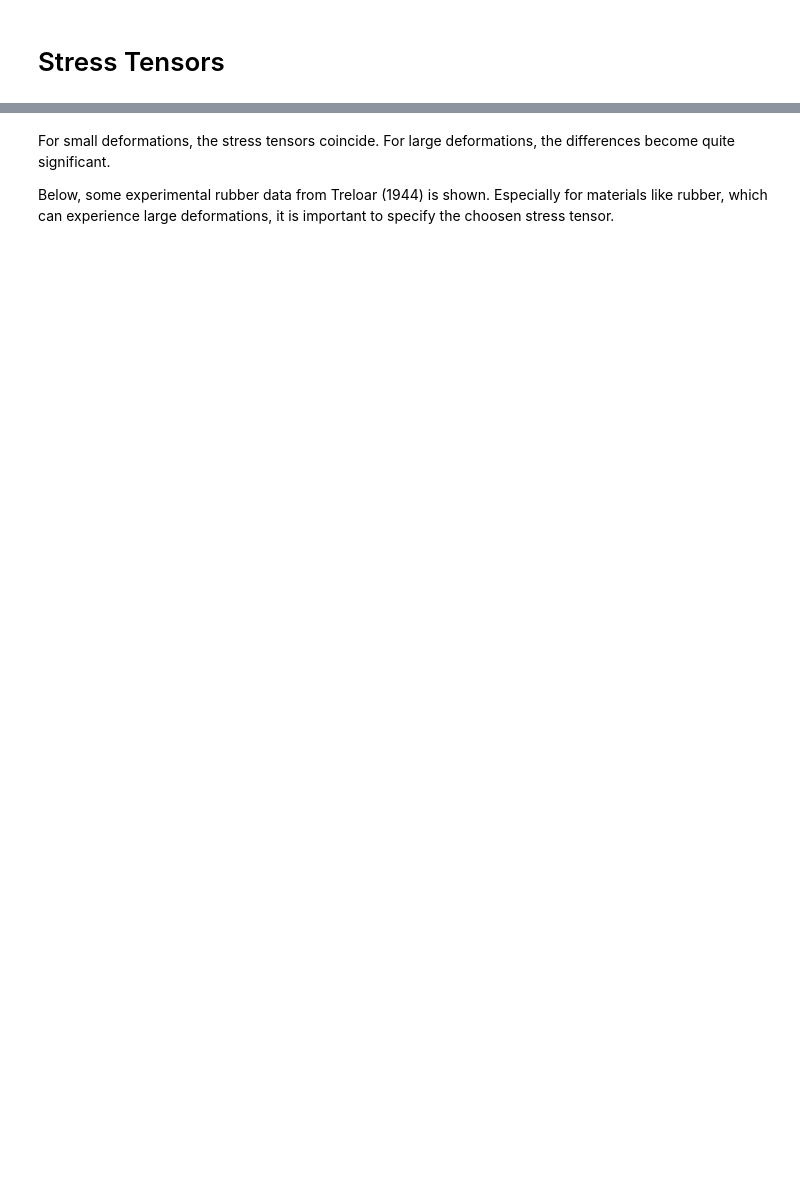
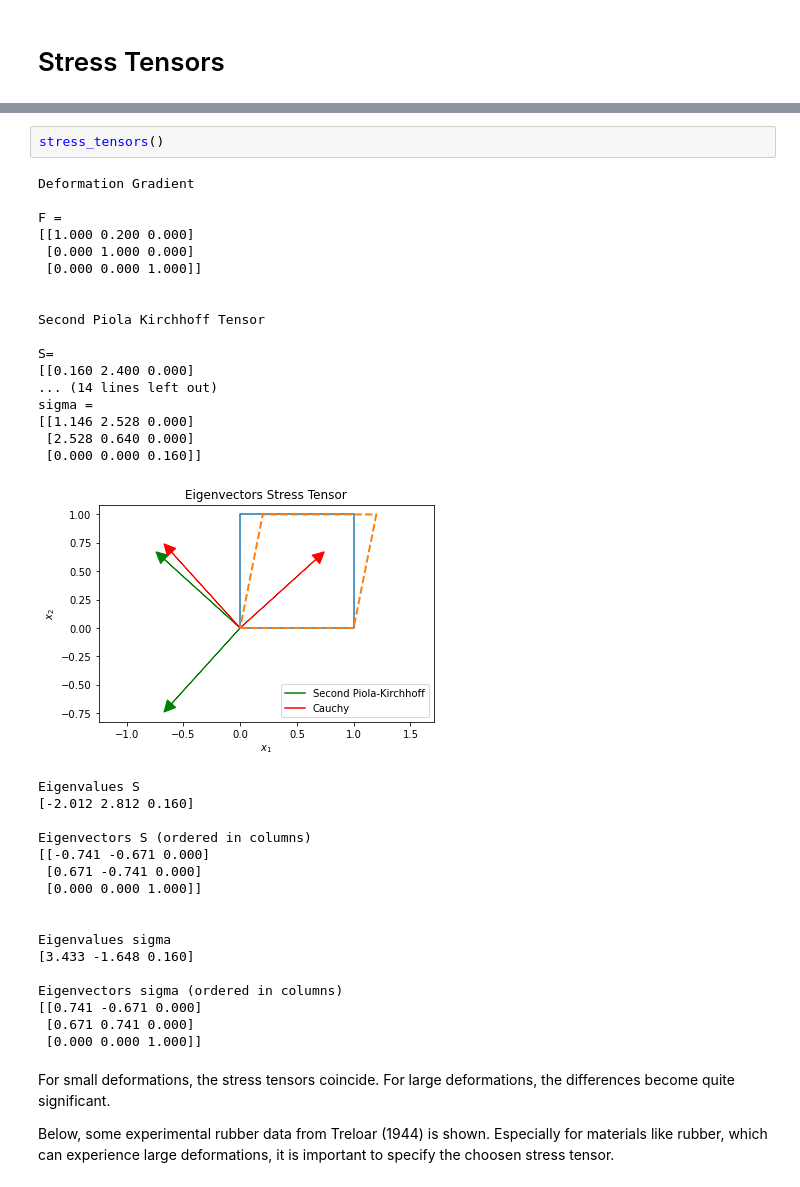
Before and after one commit to CPShub/LectureMultiscaleMethods, a Jupyter notebook: 03_kinetics.ipynb, the cells around one changed output, grey strips where cells are left out. Cells and saved outputs as stored; diff of their text form; blank space fills up the shorter version.

Commit message:
Better visualization of static / interactive content for NB "kinetics"

```diff
--- a/03_kinetics.ipynb
+++ b/03_kinetics.ipynb
@@ -122,3 +98,40 @@ Eigenvectors sigma (ordered in columns)
+# %%
+stress_tensors()
+# %% [output]
+Deformation Gradient
+
+F =
+[[1.000 0.200 0.000]
+ [0.000 1.000 0.000]
+ [0.000 0.000 1.000]]
+
+
+Second Piola Kirchhoff Tensor
+
+S=
+[[0.160 2.400 0.000]
+... (14 lines left out)
+sigma =
+[[1.146 2.528 0.000]
+ [2.528 0.640 0.000]
+ [0.000 0.000 0.160]]
+[figure, added]
+Eigenvalues S
+[-2.012 2.812 0.160]
+
+Eigenvectors S (ordered in columns)
+[[-0.741 -0.671 0.000]
+ [0.671 -0.741 0.000]
+ [0.000 0.000 1.000]]
+
+
+Eigenvalues sigma
+[3.433 -1.648 0.160]
+
+Eigenvectors sigma (ordered in columns)
+[[0.741 -0.671 0.000]
+ [0.671 0.741 0.000]
+ [0.000 0.000 1.000]]
 # %% [markdown]
 For small deformations, the stress tensors coincide. For large deformations, the differences become quite significant.
 
```
Also changed, not shown: parts of 27 cells of this notebook, 14 other files.
